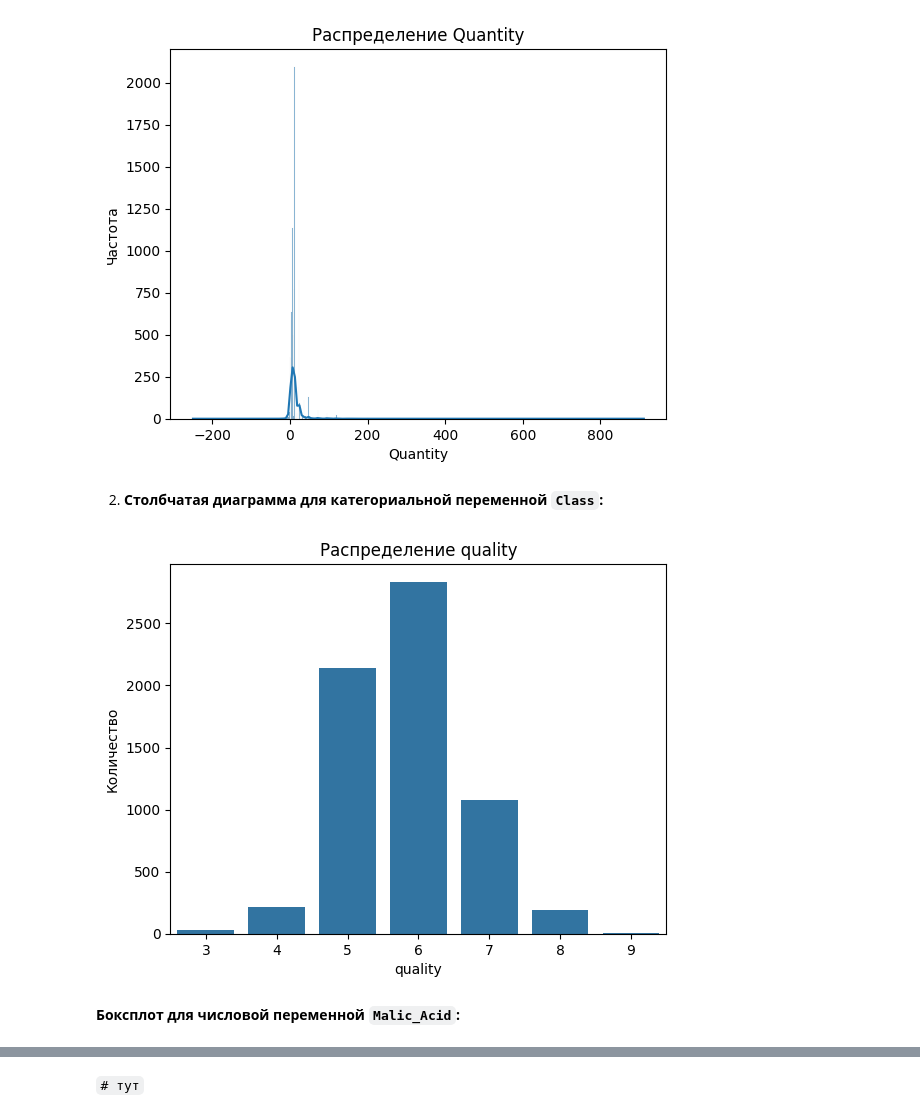
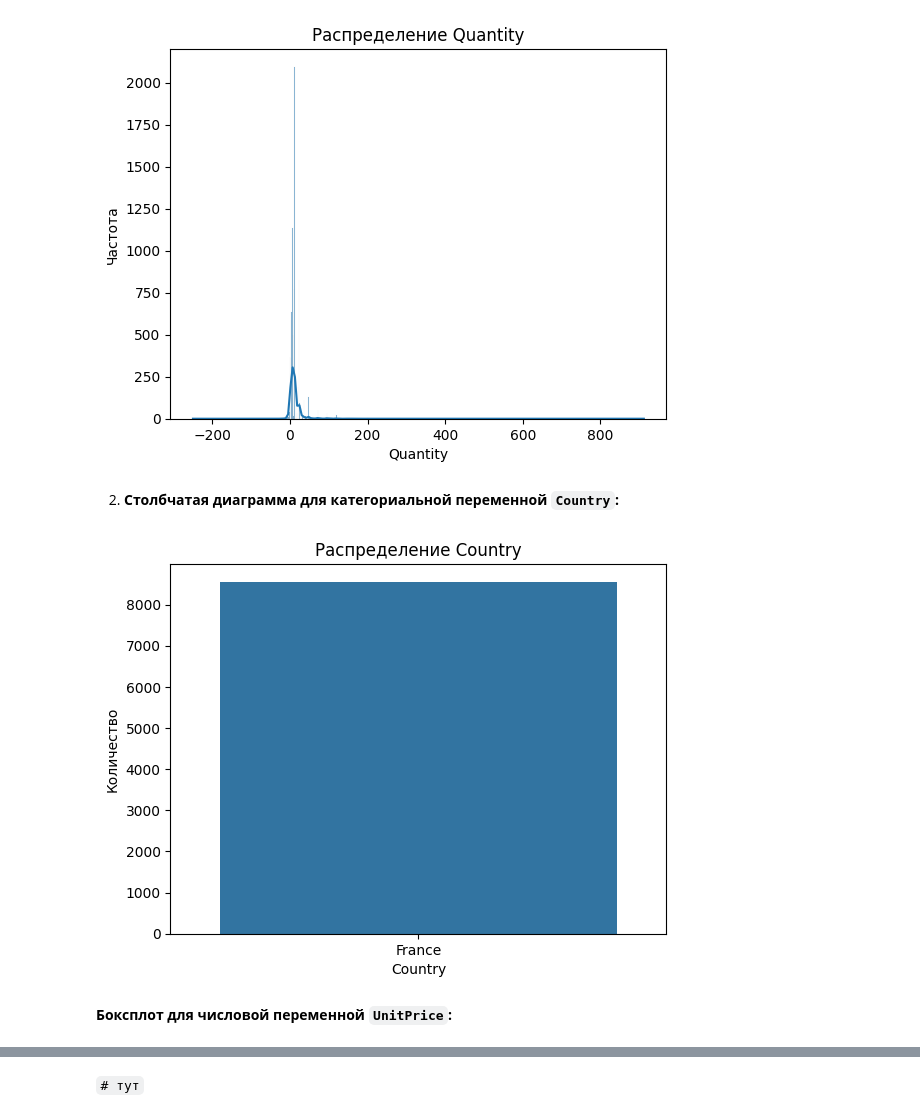
Before and after one commit to SnrPep/MLe, a Jupyter notebook: Практика_1.ipynb, the cells around one changed output, grey strips where cells are left out. Saved outputs shown, nothing was run; the diff lists cells and outputs as text; code cells hidden in the pictures.

```diff
--- a/Практика_1.ipynb
+++ b/Практика_1.ipynb
@@ -272,15 +272,15 @@ plt.gca().spines[['top', 'right']].set_visible(False)
 # %% [output]
 [figure]
 # %% [markdown]
-2. **Столбчатая диаграмма для категориальной переменной `Class`:**
+2. **Столбчатая диаграмма для категориальной переменной `Country`:**
 # %%
-   sns.countplot(x='quality', data=df)
-   plt.title('Распределение quality')
-   plt.xlabel('quality')
+   sns.countplot(x='Country', data=df)
+   plt.title('Распределение Country')
+   plt.xlabel('Country')
    plt.ylabel('Количество')
    plt.show()
 # %% [output]
-[figure, old version]
+[figure, new version]
 # %% [markdown]
-**Боксплот для числовой переменной `Malic_Acid`:**
+**Боксплот для числовой переменной `UnitPrice`:**
 # %%
```
Also changed, not shown: parts of 6 cells of this notebook.
